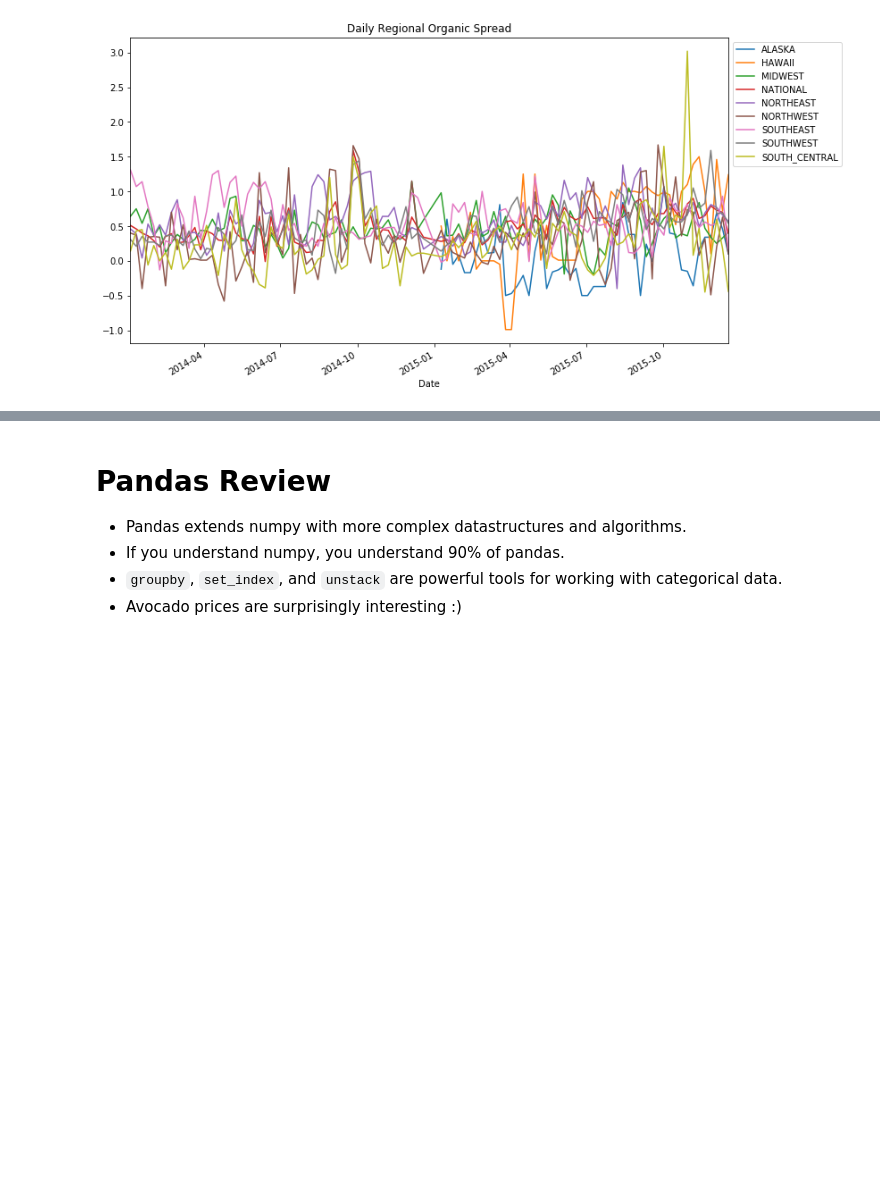
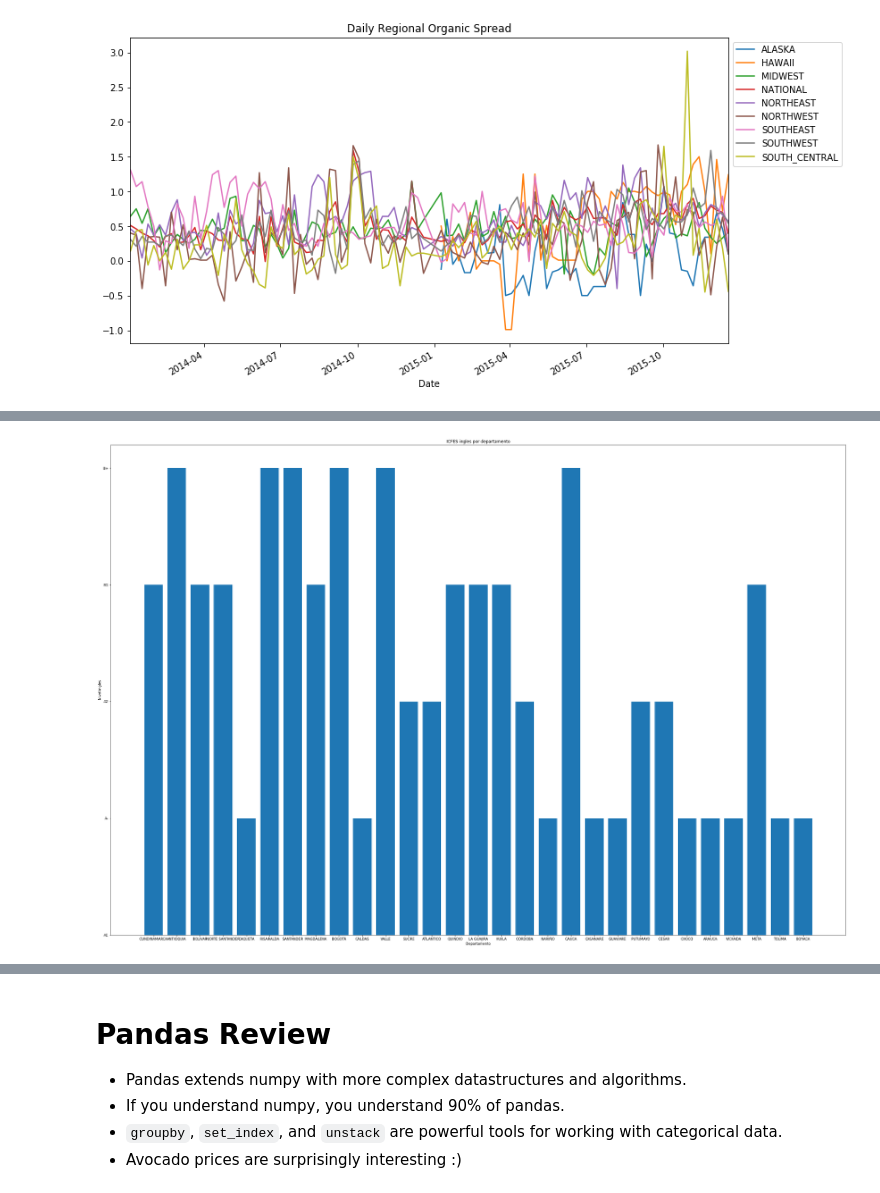
Before and after one commit to gmolinap/MetNumUN2022II, a Jupyter notebook: Lab2/gmolinap_Lab2.ipynb, the cells around one changed output, grey strips where cells are left out. Cells and saved outputs as stored; diff of their text form; code cells hidden in the pictures; blank space fills up the shorter version.

```diff
--- a/Lab2/gmolinap_Lab2.ipynb
+++ b/Lab2/gmolinap_Lab2.ipynb
@@ -1583,0 +1905,11 @@ plt.legend(bbox_to_anchor=(1, 1));
+# %%
+"""ICFES por departamento"""
+fig = plt.figure()
+ax = fig.add_axes([0,1,5,5])
+ax.bar( icfes["estu_depto_reside"],icfes["desemp_ingles"])
+plt.title('ICFES ingles por departamento')
+ax.set_xlabel("Departamento")
+ax.set_ylabel("Nivel ingles")
+plt.show()
+# %% [output]
+[figure, added]
```
Also changed, not shown: parts of 25 cells of this notebook.
